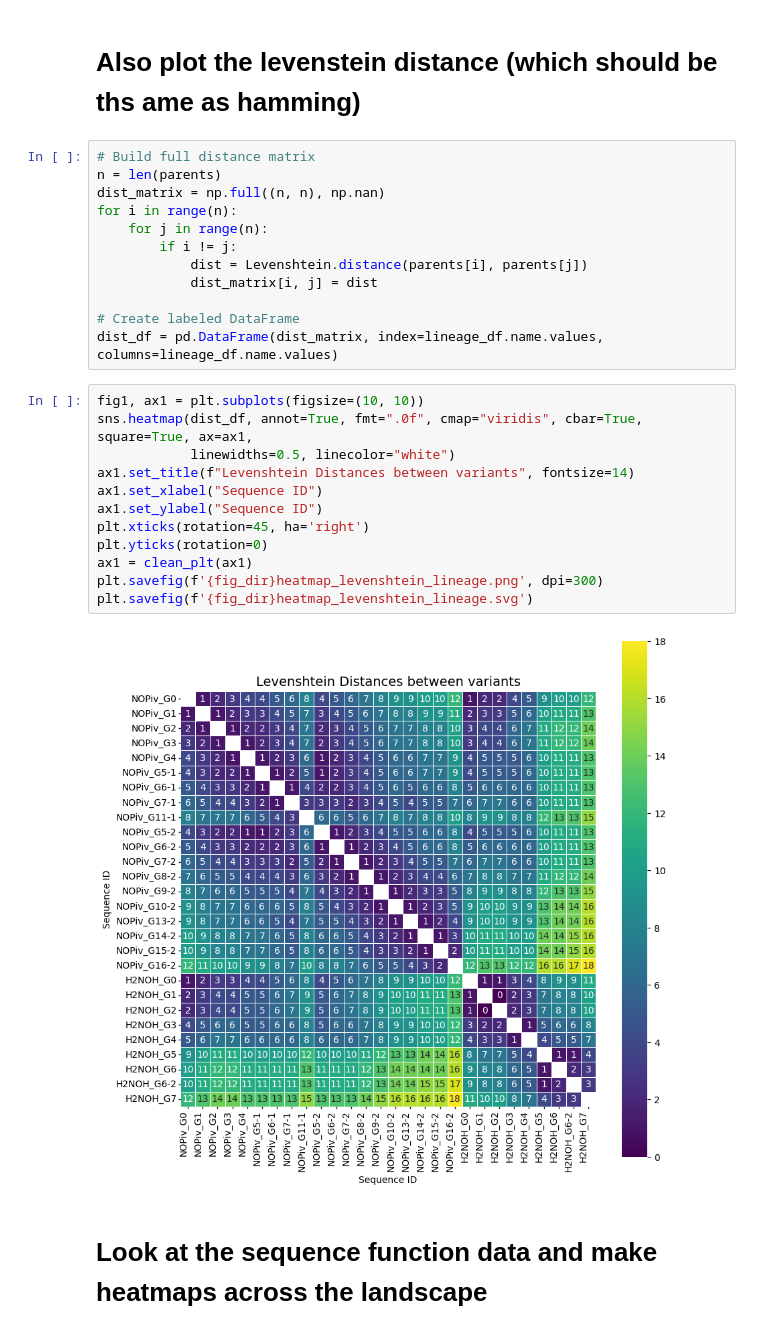
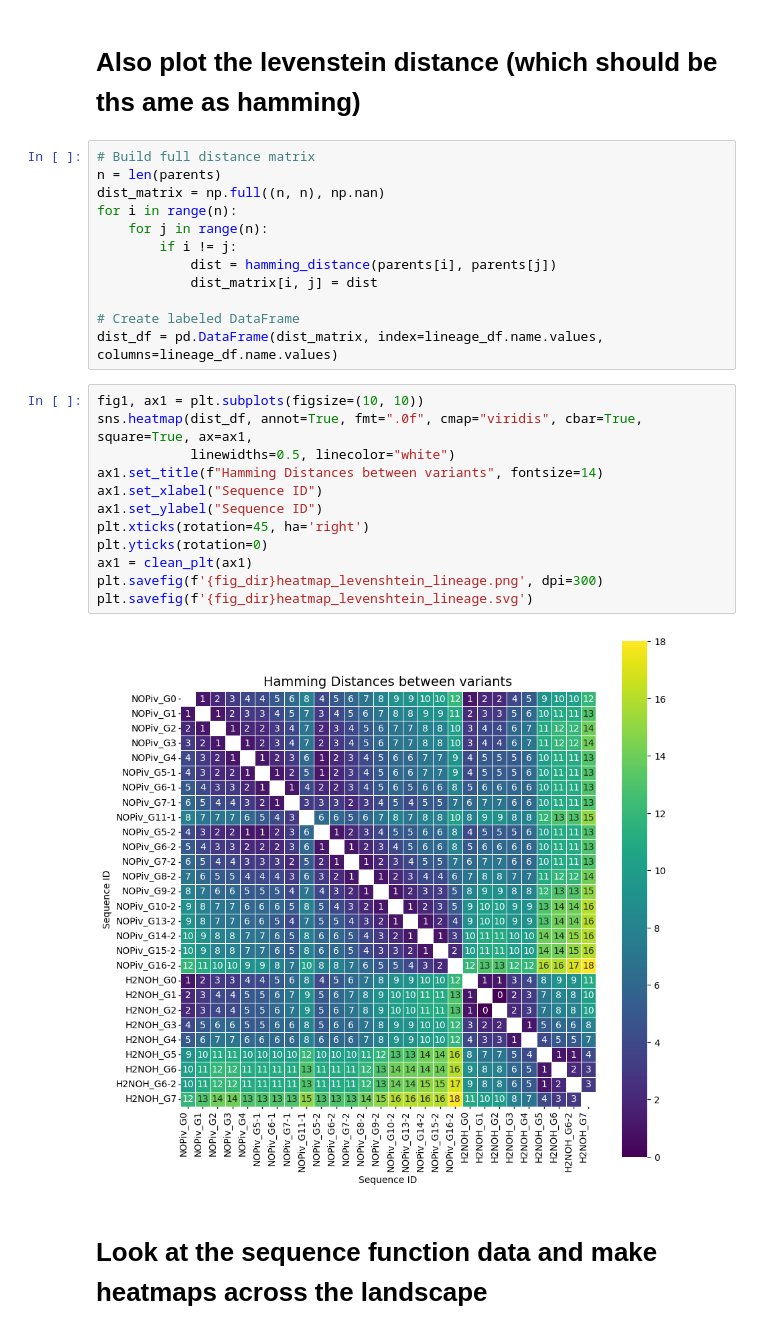
Before and after one commit to ArianeMora/beta_aminoacids, a Jupyter notebook: LevSeq_Results_Vis.ipynb, the cells around one changed output. Drawn from its saved outputs; the diff is of its cells as text.

```diff
--- a/LevSeq_Results_Vis.ipynb
+++ b/LevSeq_Results_Vis.ipynb
@@ -120,7 +124,7 @@ dist_matrix = np.full((n, n), np.nan)
 for i in range(n):
     for j in range(n):
         if i != j:
-            dist = Levenshtein.distance(parents[i], parents[j])
+            dist = hamming_distance(parents[i], parents[j])
             dist_matrix[i, j] = dist
 
 # Create labeled DataFrame
@@ -128,17 +132,17 @@ dist_df = pd.DataFrame(dist_matrix, index=lineage_df.name.values, columns=lineag
 # %%
 fig1, ax1 = plt.subplots(figsize=(10, 10))
 sns.heatmap(dist_df, annot=True, fmt=".0f", cmap="viridis", cbar=True, square=True, ax=ax1,
             linewidths=0.5, linecolor="white")
-ax1.set_title(f"Levenshtein Distances between variants", fontsize=14)
+ax1.set_title(f"Hamming Distances between variants", fontsize=14)
 ax1.set_xlabel("Sequence ID")
 ax1.set_ylabel("Sequence ID")
 plt.xticks(rotation=45, ha='right')
 plt.yticks(rotation=0)
 ax1 = clean_plt(ax1)
 plt.savefig(f'{fig_dir}heatmap_levenshtein_lineage.png', dpi=300)
 plt.savefig(f'{fig_dir}heatmap_levenshtein_lineage.svg')
 # %% [output]
-[figure, old version]
+[figure, new version]
 # %% [markdown]
 # Look at the sequence function data and make heatmaps across the landscape
 # %%
```
Also changed, not shown: parts of 24 cells of this notebook, 2 other files.
